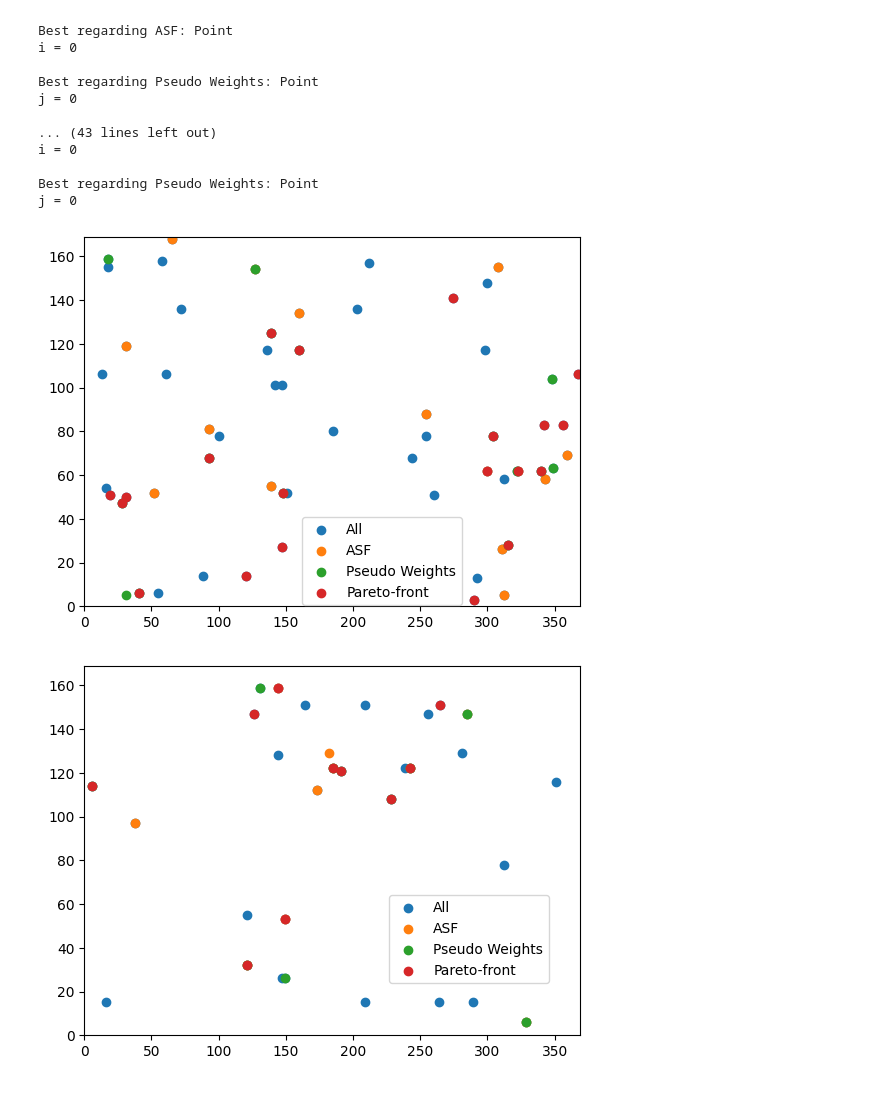
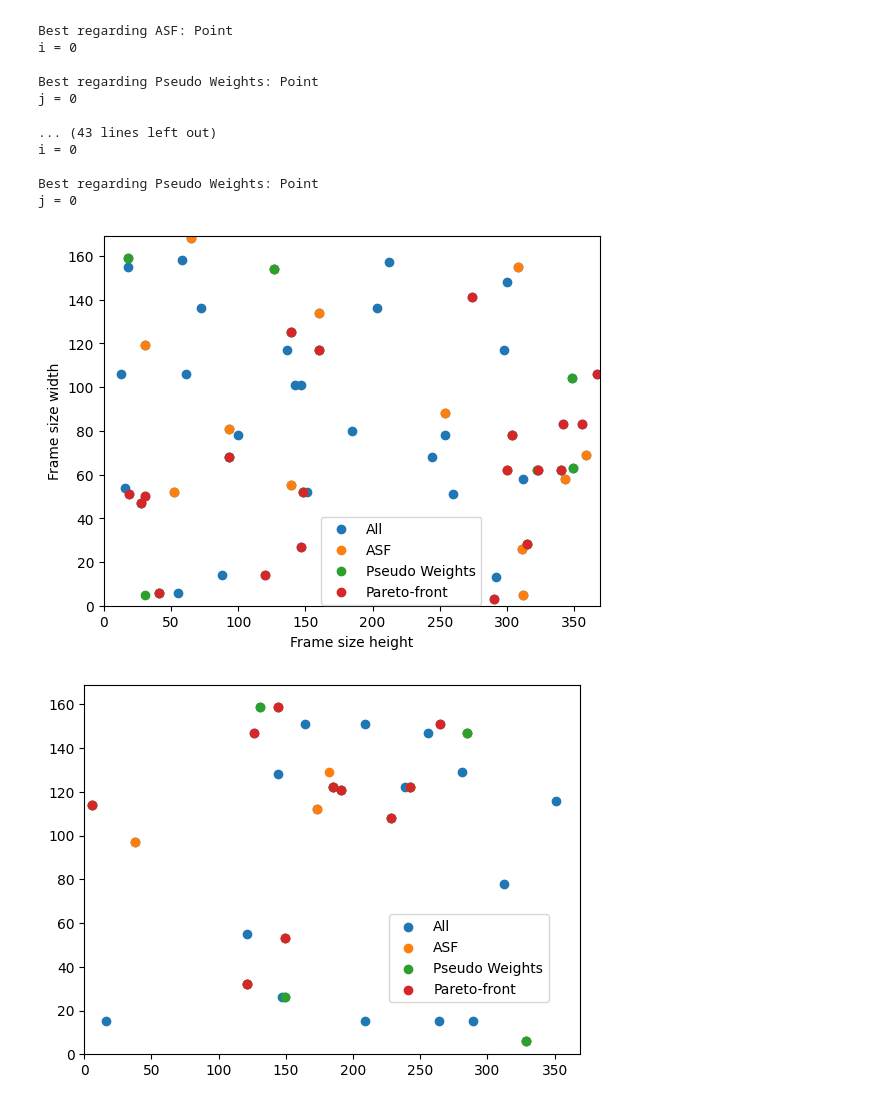
Before and after one commit to Oddvar-N-O/5G-RF-Spectrum-based-Cryptographic-Pseudo-Random-Number-Generation-for-IoT-Security, a Jupyter notebook: pymooOptimization.ipynb, the cells around one changed output. Saved outputs shown, nothing was run; the diff lists cells and outputs as text; code cells hidden in the pictures.

Commit message:
Changes with datasets for SP800-90B, and axes for some plots.

```diff
--- a/pymooOptimization.ipynb
+++ b/pymooOptimization.ipynb
@@ -693,28 +693,30 @@ j = 0
 # %%
 # Frame sizes for runs with the first version of the chaotization.
 frame_sizes = [[19,51],	[244,68],	[16,54],	[147,101],	[142,101],	[147,27],	[72,136],	[367,106],	[61,106],	[290,3],	[136,117],	[298,117],	[88,14],	[356,83],	[55,6],
 [359,69],	[349,63],	[342,83],	[300,62],	[348,104],	[18,155],	[311,26],	[185,80],	[315,28],	[93,81],	[100,78],	[93,68],	[308,155],	[304,78],	[300,148],
 [52,52],	[13,106],	[28,47],	[254,88],	[254,78],	[139,125],	[139,55],	[151,52],	[148,52],	[323,62],	[260,51],	[322,62],	[343,58],	[340,62],	[312,58],
 [312,5],	[292,13],	[41,6],	[127,154],	[58,158],	[120,14],	[65,168],	[274,141],	[18,159],	[31,119],	[212,157],	[31,50],	[160,134],	[203,136],	[160,117]
 ]
 ASF_FS = [[312,5],[127,154],[65,168],[31,119],[160,134],[52,52],[254,88],[139,55],[323,62],[343,58],[359,69],[300,62],[311,26],[93,81],[308,155],]
 PseudoWeights_FS = [[41,6],[127,154],[18,159],[31,5],[160,117],[28,47],[139,125],[148,52],[322,62],[340,62],[349,63],[348,104],[315,28],[93,68],[304,78],]
 Pareto_FS = [[160,117],[31,50],[274,141],[120,14],[41,6],[28,47],[139,125],[148,52],[323,62],[340,62],[304,78],[93,68],[315,28],[300,62],[342,83],[356,83],[290,3],[367,106],[147,27],[19,51],	]
 
 xAll, xASF, xPW, xPT = list(zip(*frame_sizes))[0], list(zip(*ASF_FS))[0], list(zip(*PseudoWeights_FS))[0], list(zip(*Pareto_FS))[0]
 yAll, yASF, yPW, yPT = list(zip(*frame_sizes))[1], list(zip(*ASF_FS))[1], list(zip(*PseudoWeights_FS))[1], list(zip(*Pareto_FS))[1]
 
 fig, ax = plt.subplots()
 ax.set_xlim((0,369))
 ax.set_ylim((0,169))
+ax.set_xlabel("Frame size height")
+ax.set_ylabel("Frame size width")
 ax.scatter(xAll, yAll, label="All")
 ax.scatter(xASF, yASF, label="ASF")
 ax.scatter(xPW, yPW, label="Pseudo Weights")
 ax.scatter(xPT, yPT, label="Pareto-front")
 plt.legend(bbox_to_anchor=(0.6, 0.26))
 plt.show()
 # %% [output]
-[figure, old version]
+[figure, new version]
 # %%
 # Frame sizes for runs with the second version of the chaotization.
 frame_sizes = [[281,129],	[289,15],	[6,114],	[185,122],	[209,15],	[209,151],	[173,112],	[351,116],	[191,121],	[121,32],	[121,55],	[164,151],	[38,97],	[228,108],	[16,15],
```
Also changed, not shown: parts of 1 cell of this notebook, 2 other files.
